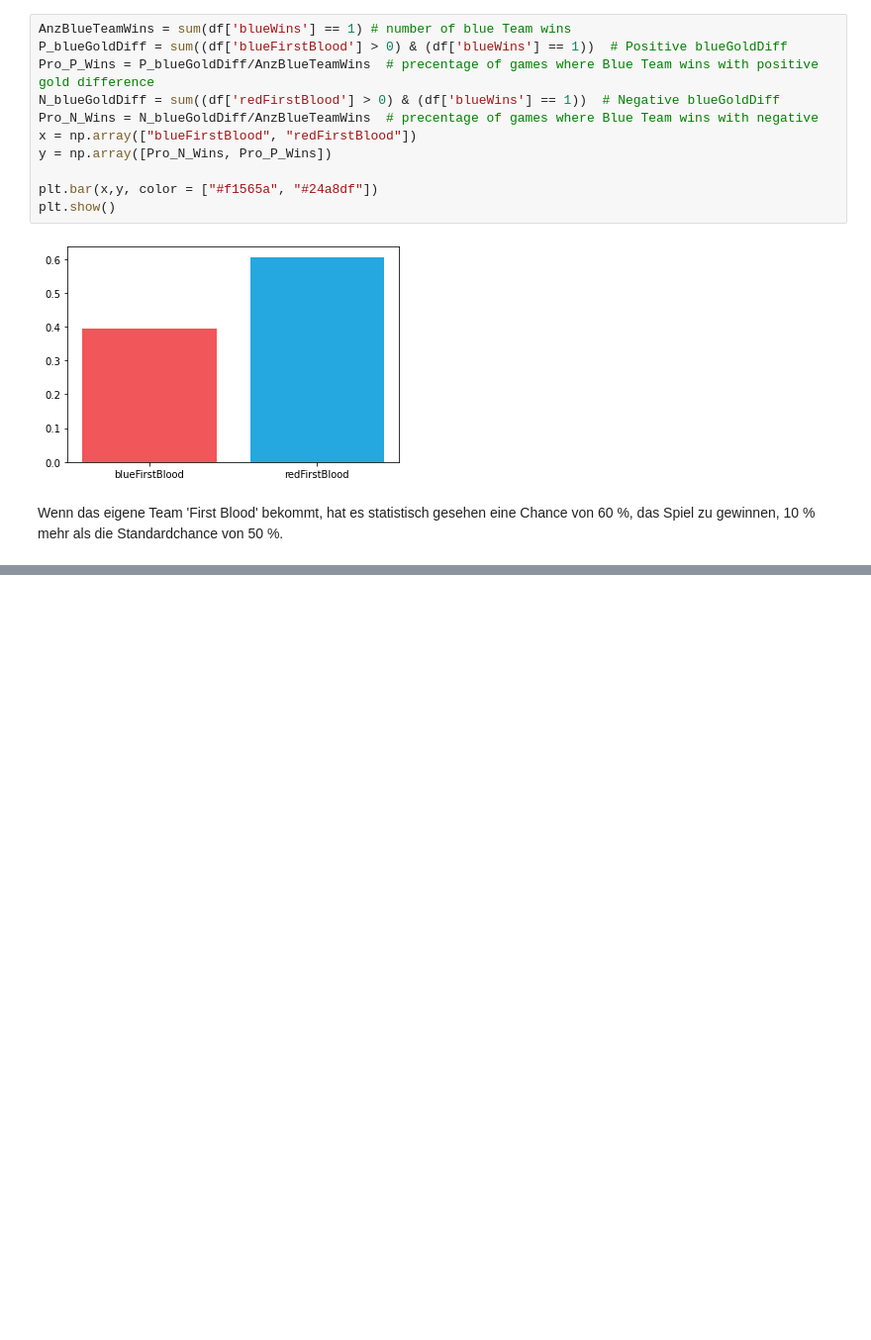
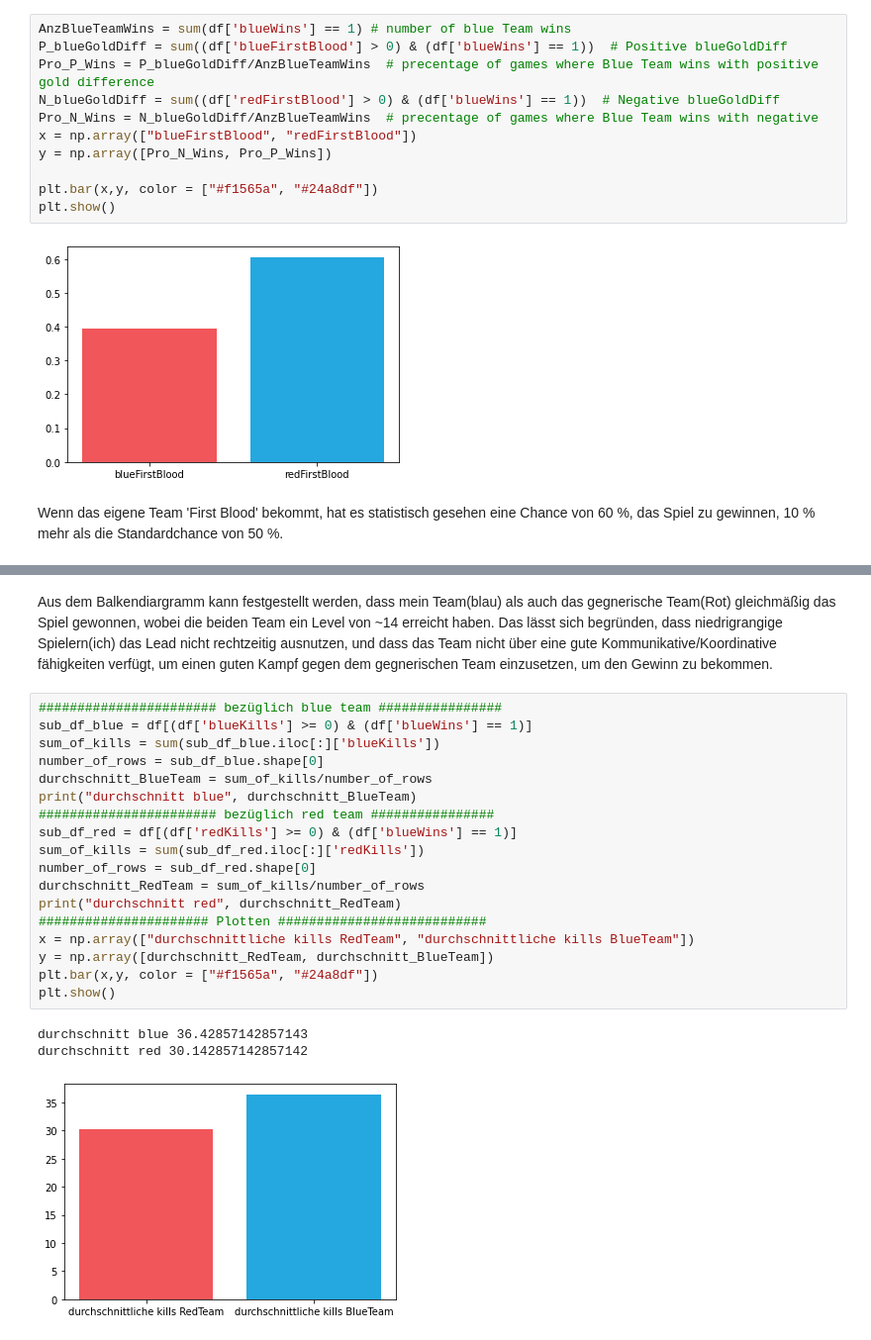
Before and after one commit to tyemalshara/Datenanalyse, a Jupyter notebook: Datenanalyse_run.ipynb, the cells around one changed output, grey strips where cells are left out. Shown at 99% size. Drawn from its saved outputs; the diff is of its cells as text; blank space fills up the shorter version.

```diff
--- a/Datenanalyse_run.ipynb
+++ b/Datenanalyse_run.ipynb
@@ -213,0 +468,24 @@ Denken Sie als letzte Beobachtung daran, immer Spaß zu haben. Du kannst nicht j
+# %% [markdown]
+Aus dem Balkendiargramm kann festgestellt werden, dass mein Team(blau) als auch das gegnerische Team(Rot) gleichmäßig das Spiel gewonnen, wobei die beiden Team ein Level von ~14 erreicht haben. Das lässt sich begründen, dass niedrigrangige Spielern(ich) das Lead nicht rechtzeitig ausnutzen, und dass das Team nicht über eine gute Kommunikative/Koordinative fähigkeiten verfügt, um einen guten Kampf gegen dem gegnerischen Team einzusetzen, um den Gewinn zu bekommen.
+# %%
+####################### bezüglich blue team ################
+sub_df_blue = df[(df['blueKills'] >= 0) & (df['blueWins'] == 1)]
+sum_of_kills = sum(sub_df_blue.iloc[:]['blueKills'])
+number_of_rows = sub_df_blue.shape[0]
+durchschnitt_BlueTeam = sum_of_kills/number_of_rows
+print("durchschnitt blue", durchschnitt_BlueTeam)
+####################### bezüglich red team ################
+sub_df_red = df[(df['redKills'] >= 0) & (df['blueWins'] == 1)]
+sum_of_kills = sum(sub_df_red.iloc[:]['redKills'])
+number_of_rows = sub_df_red.shape[0]
+durchschnitt_RedTeam = sum_of_kills/number_of_rows
+print("durchschnitt red", durchschnitt_RedTeam)
+###################### Plotten ###########################
+x = np.array(["durchschnittliche kills RedTeam", "durchschnittliche kills BlueTeam"])
+y = np.array([durchschnitt_RedTeam, durchschnitt_BlueTeam])
+plt.bar(x,y, color = ["#f1565a", "#24a8df"])
+plt.show()
+# %% [output]
+durchschnitt blue 36.42857142857143
+durchschnitt red 30.142857142857142
+[figure, added]
```
Also changed, not shown: parts of 17 cells of this notebook, 1 other file.
